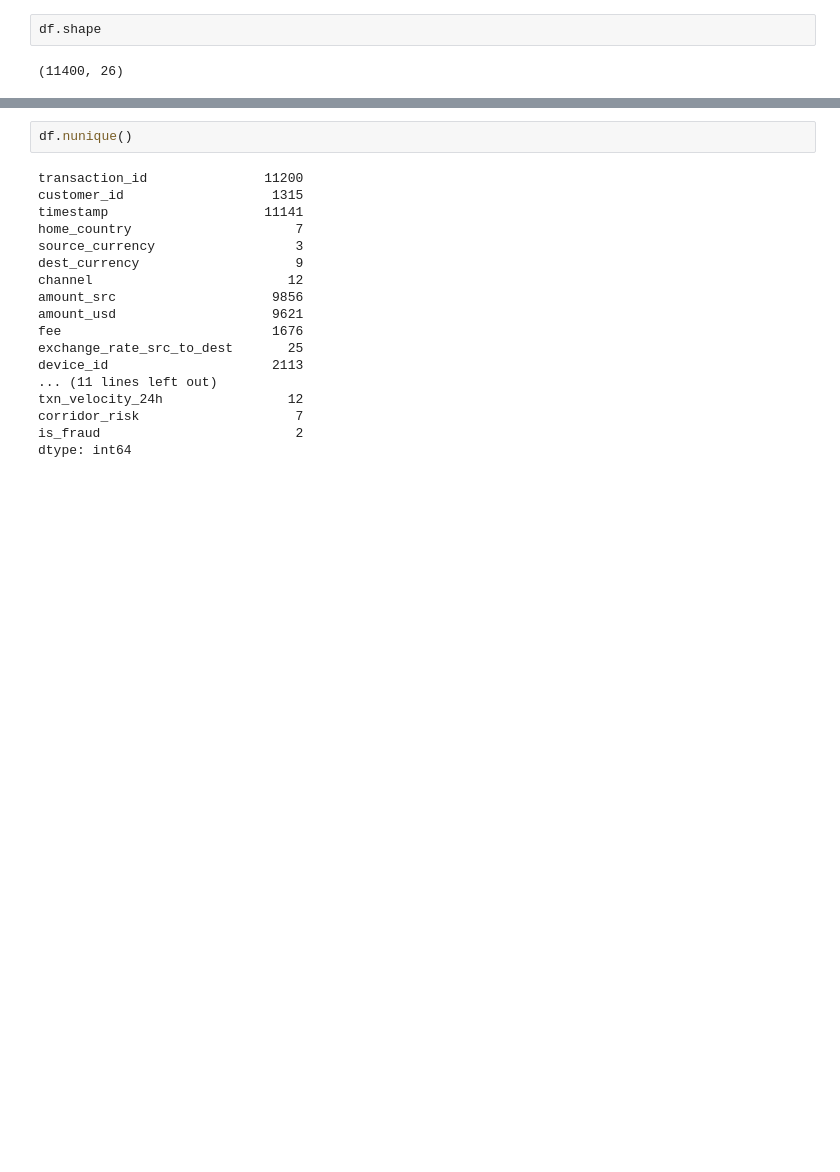
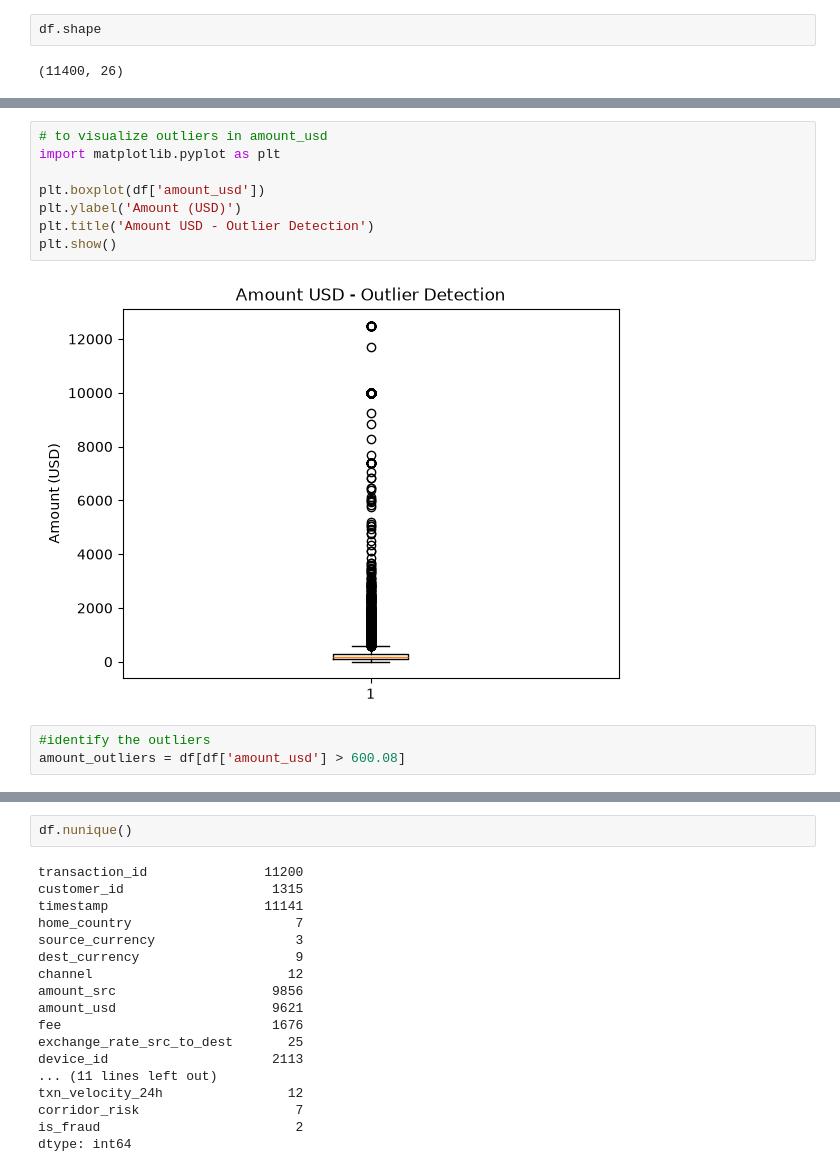
Before and after one commit to fattyabdulkarim/fraud-detection, a Jupyter notebook: Notebook/EDA.ipynb, the cells around one changed output, grey strips where cells are left out. Saved outputs shown, nothing was run; the diff lists cells and outputs as text; blank space fills up the shorter version.

```diff
--- a/Notebook/EDA.ipynb
+++ b/Notebook/EDA.ipynb
@@ -71,0 +333,13 @@ df[df.duplicated()]
+# %%
+# to visualize outliers in amount_usd
+import matplotlib.pyplot as plt
+
+plt.boxplot(df['amount_usd'])
+plt.ylabel('Amount (USD)')
+plt.title('Amount USD - Outlier Detection')
+plt.show()
+# %% [output]
+[figure, added]
+# %%
+#identify the outliers
+amount_outliers = df[df['amount_usd'] > 600.08]
```
Also changed, not shown: parts of 45 cells of this notebook, 1 other file.
